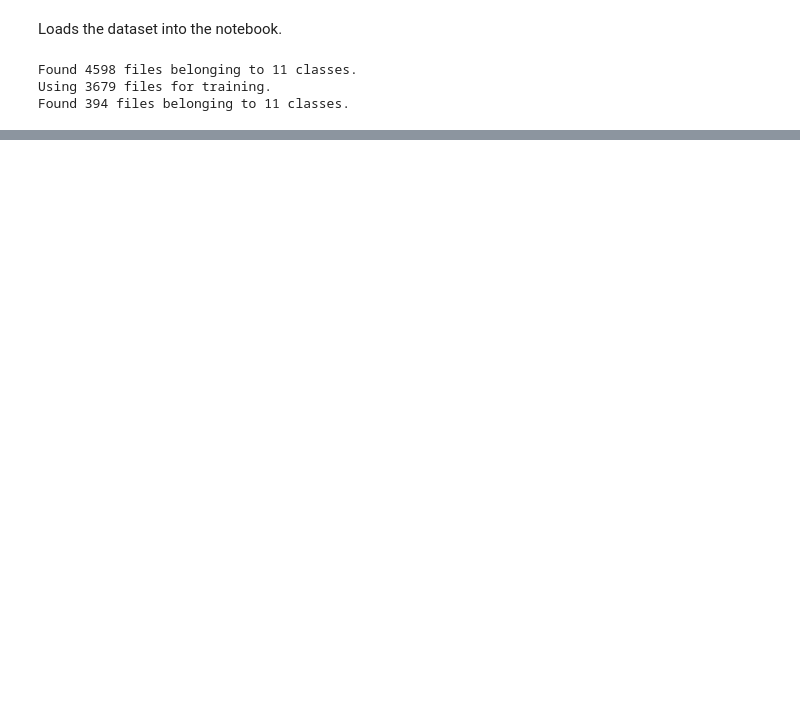
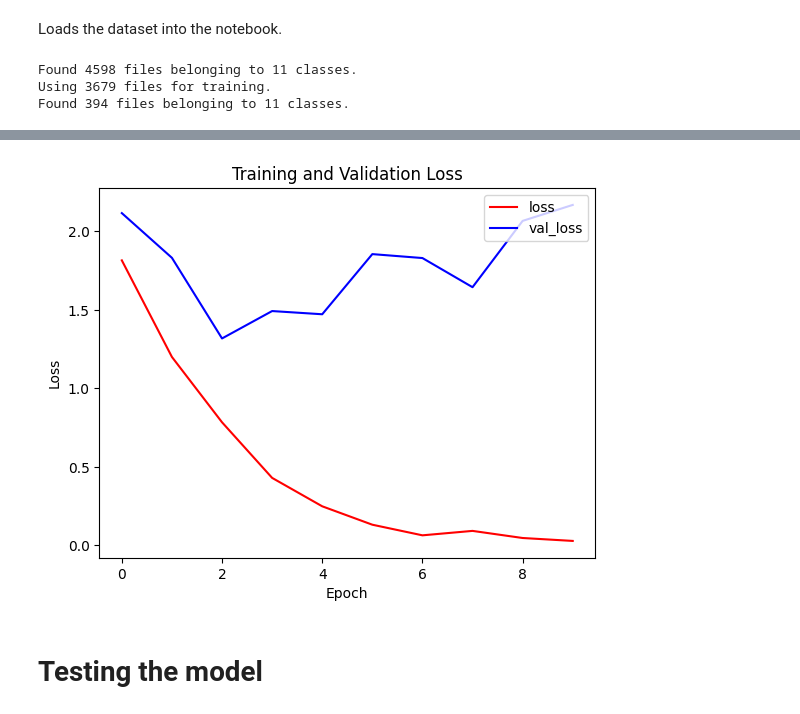
Before and after one commit to pufferfish3e/b25_hackathon, a Jupyter notebook: model.ipynb, the cells around one changed output, grey strips where cells are left out. Drawn from its saved outputs; the diff is of its cells as text; code cells hidden in the pictures; blank space fills up the shorter version.

```diff
--- a/model.ipynb
+++ b/model.ipynb
@@ -37,0 +176,11 @@ Model Architecture:
+# %%
+#Loss Values
+plt.plot(history.history['loss'], label='loss',c='r')
+plt.plot(history.history['val_loss'], label='val_loss', c='b')
+plt.legend(loc='upper right')
+plt.title('Training and Validation Loss')
+plt.xlabel('Epoch')
+plt.ylabel('Loss')
+plt.show()
+# %% [output]
+[figure, added]
@@ -37,0 +190,2 @@ Model Architecture:
+# %% [markdown]
+# Testing the model
```
Also changed, not shown: parts of 15 cells of this notebook.
